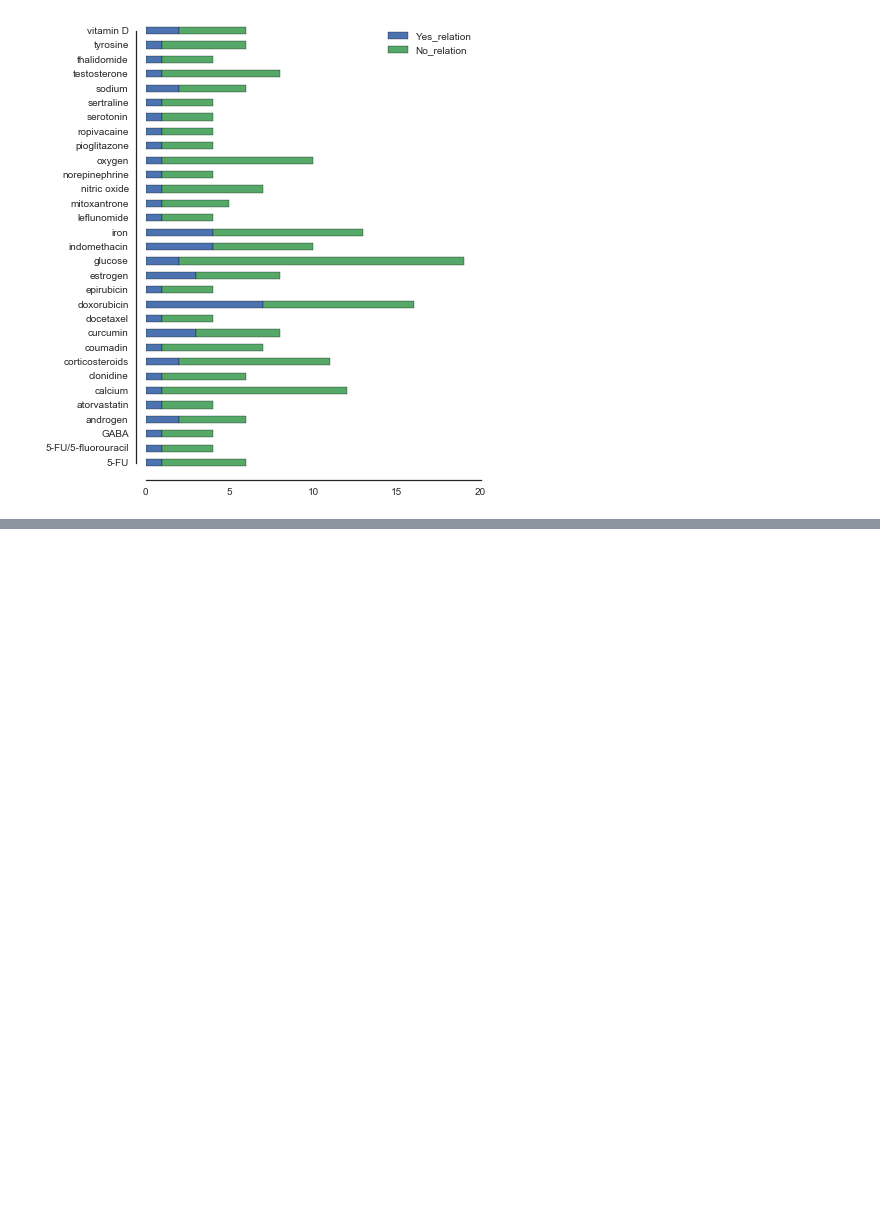
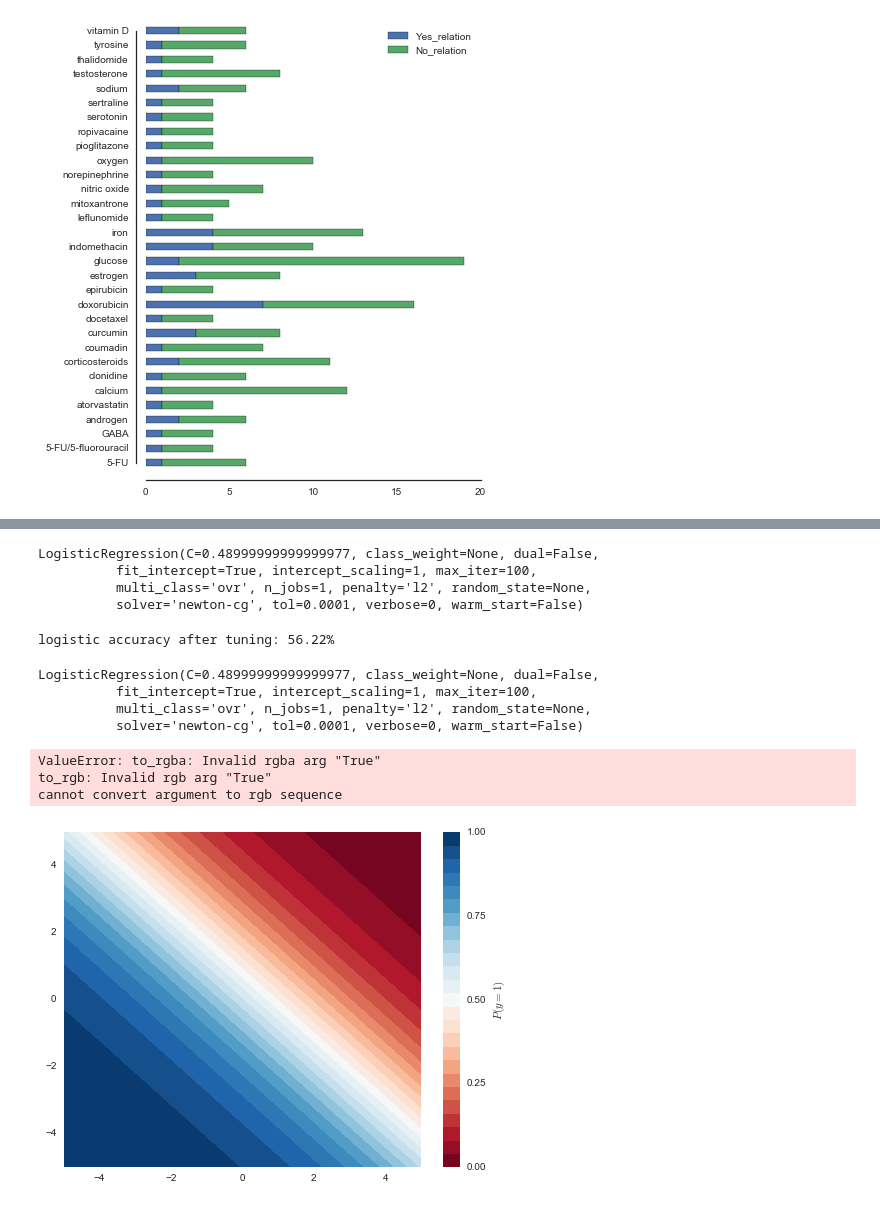
Before and after one commit to theresacervantes/Chemicals_and_diseases, a Jupyter notebook: Untitled.ipynb, the cells around one changed output, grey strips where cells are left out. Cells and saved outputs as stored; diff of their text form; code cells hidden in the pictures; blank space fills up the shorter version.

```diff
--- a/Untitled.ipynb
+++ b/Untitled.ipynb
@@ -84,3 +96,6 @@ fig = one_less_df0.plot.barh(stacked=True,figsize=(6,8));
 sbs.despine(offset=10, trim=True)
 # %% [output]
 [figure]
+# %%
+df_labeled = pd.read_csv('data/labeled_df.csv', na_values=['?'])
+df_labeled.head()
@@ -86,0 +109,52 @@ sbs.despine(offset=10, trim=True)
+# %%
+y = df_labeled.boolean_relationship
+X = df_labeled.all_info
+
+tfidf = TfidfVectorizer(analyzer='word',
+                        stop_words='english',
+                        max_features=2)
+X = tfidf.fit_transform(X).toarray()
+
+
+log = LogisticRegression(fit_intercept=True, solver='newton-cg',C=0.48999999999999977, penalty='l2')
+log.fit(X, y)
+# %% [output]
+LogisticRegression(C=0.48999999999999977, class_weight=None, dual=False,
+          fit_intercept=True, intercept_scaling=1, max_iter=100,
+          multi_class='ovr', n_jobs=1, penalty='l2', random_state=None,
+          solver='newton-cg', tol=0.0001, verbose=0, warm_start=False)
+# %%
+print("logistic accuracy after tuning: %.2f%%" %(log.score(X, y)*100))
+# %% [output]
+logistic accuracy after tuning: 56.22%
+# %%
+X_train, X_test, y_train, y_test = train_test_split(X, y, random_state=1)
+log.fit(X_train, y_train)
+# %% [output]
+LogisticRegression(C=0.48999999999999977, class_weight=None, dual=False,
+          fit_intercept=True, intercept_scaling=1, max_iter=100,
+          multi_class='ovr', n_jobs=1, penalty='l2', random_state=None,
+          solver='newton-cg', tol=0.0001, verbose=0, warm_start=False)
+# %%
+xx, yy = np.mgrid[-5:5:.01, -5:5:.01]
+grid = np.c_[xx.ravel(), yy.ravel()]
+probs = log.predict_proba(grid)[:, 1].reshape(xx.shape)
+# %%
+f, ax = plt.subplots(figsize=(8, 6))
+contour = ax.contourf(xx, yy, probs, 25, cmap="RdBu",
+                      vmin=0, vmax=1)
+ax_c = f.colorbar(contour)
+ax_c.set_label("$P(y = 1)$")
+ax_c.set_ticks([0, .25, .5, .75, 1])
+
+ax.scatter(X_train[:,0], X_train[:, 1], c=y[100:], s=50,
+           cmap="RdBu", vmin=-.2, vmax=1.2)
+
+ax.set(aspect="equal",
+       xlim=(-5, 5), ylim=(-5, 5),
+       xlabel="$X_1$", ylabel="$X_2$")
+# %% [output]
+ValueError: to_rgba: Invalid rgba arg "True"
+to_rgb: Invalid rgb arg "True"
+cannot convert argument to rgb sequence
+[figure, added]
```
Also changed, not shown: parts of 28 cells of this notebook, 1 other file.
